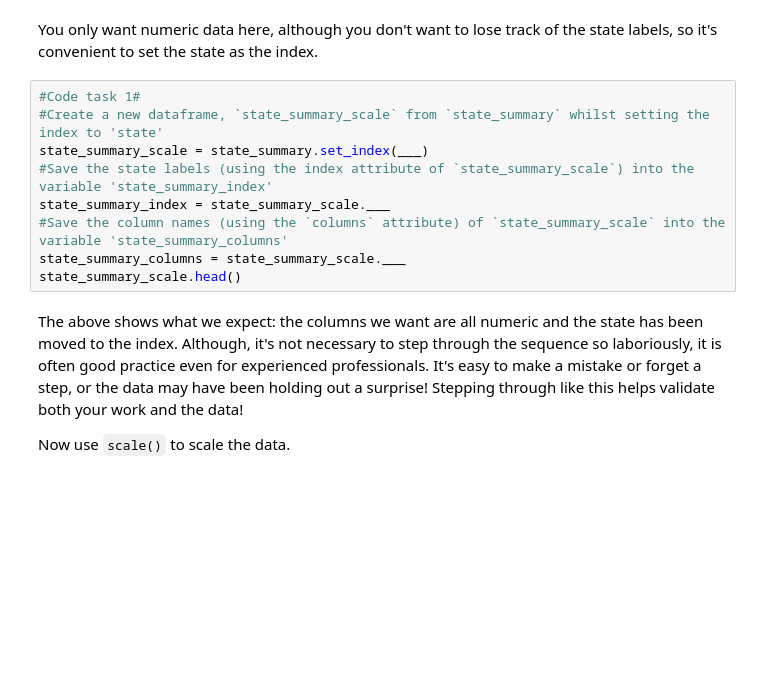
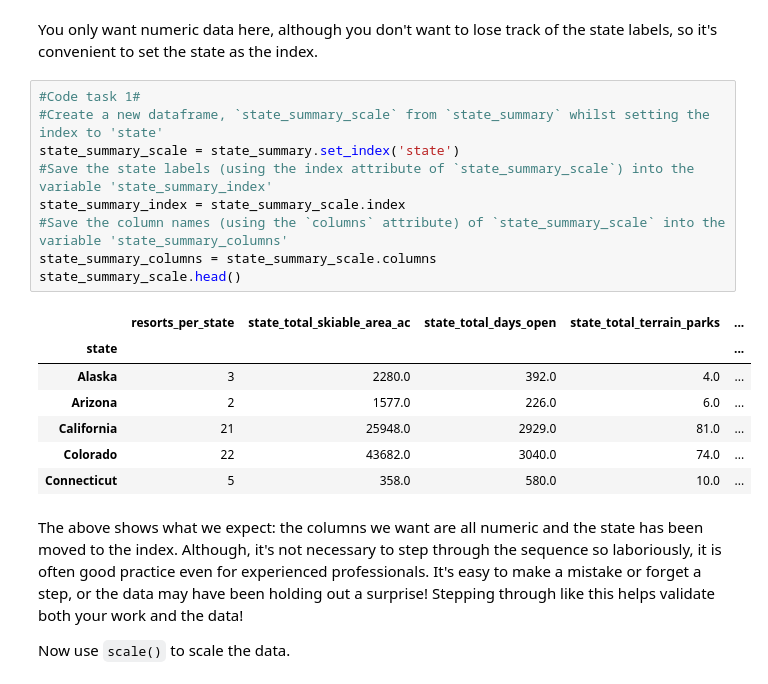
Before and after one commit to byongrakkim/DataScienceGuidedCapstone, a Jupyter notebook: Notebooks/03_exploratory_data_analysis.ipynb, the cells around one changed output. Saved outputs shown, nothing was run; the diff lists cells and outputs as text; blank space fills up the shorter version.

```diff
--- a/Notebooks/03_exploratory_data_analysis.ipynb
+++ b/Notebooks/03_exploratory_data_analysis.ipynb
@@ -308,12 +342,20 @@ You only want numeric data here, although you don't want to lose track of the st
 # %%
 #Code task 1#
 #Create a new dataframe, `state_summary_scale` from `state_summary` whilst setting the index to 'state'
-state_summary_scale = state_summary.set_index(___)
+state_summary_scale = state_summary.set_index('state')
 #Save the state labels (using the index attribute of `state_summary_scale`) into the variable 'state_summary_index'
-state_summary_index = state_summary_scale.___
+state_summary_index = state_summary_scale.index
 #Save the column names (using the `columns` attribute) of `state_summary_scale` into the variable 'state_summary_columns'
-state_summary_columns = state_summary_scale.___
+state_summary_columns = state_summary_scale.columns
 state_summary_scale.head()
+# %% [output]
+|  | resorts_per_state | state_total_skiable_area_ac | state_total_days_open | state_total_terrain_parks | ... |
+| state |  |  |  |  | ... |
+| Alaska | 3 | 2280.0 | 392.0 | 4.0 | ... |
+| Arizona | 2 | 1577.0 | 226.0 | 6.0 | ... |
+| California | 21 | 25948.0 | 2929.0 | 81.0 | ... |
+| Colorado | 22 | 43682.0 | 3040.0 | 74.0 | ... |
+| Connecticut | 5 | 358.0 | 580.0 | 10.0 | ... |
 # %% [markdown]
 The above shows what we expect: the columns we want are all numeric and the state has been moved to the index. Although, it's not necessary to step through the sequence so laboriously, it is often good practice even for experienced professionals. It's easy to make a mistake or forget a step, or the data may have been holding out a surprise! Stepping through like this helps  validate both your work and the data!
 
```
Also changed, not shown: parts of 13 cells of this notebook.
